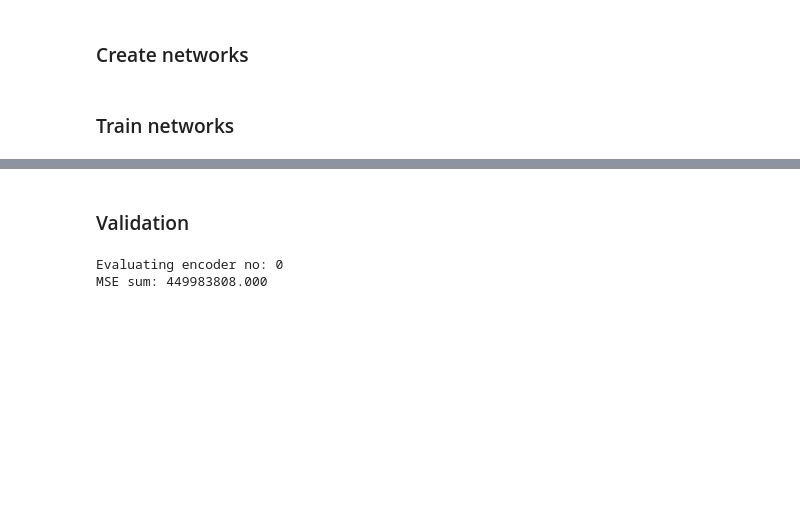
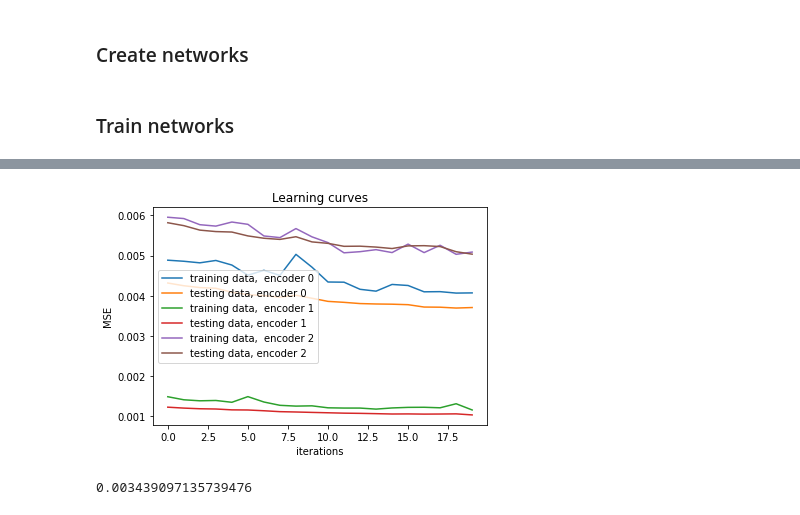
Before and after one commit to JosephChataignon/vertical-federated-learning, a Jupyter notebook: notebook_1.ipynb, the cells around one changed output, grey strips where cells are left out. Cells and saved outputs as stored; diff of their text form; code cells hidden in the pictures; blank space fills up the shorter version.

```diff
--- a/notebook_1.ipynb
+++ b/notebook_1.ipynb
@@ -23,7 +24,7 @@ from shared_NN import SharedNN
 # Initialize important variables
 #hook = sy.TorchHook(torch)
 torch.manual_seed(0)
-n_encoders = 1 #number of encoders we will train
+n_encoders = 3 #number of encoders we will train
 epochs = 20
 # %% [markdown]
 ### Load data
@@ -33,9 +35,12 @@ data = add_ids(MNIST)(".", download=True, transform=ToTensor())
 # %%
 # and create dataloaders
 dataloaders = []
+dataloaders_test = []
 for k in range(n_encoders):
-    dataloader = ClassSplitDataLoader(data, class_to_keep=k, remove_data=False, keep_order=True, batch_size=128)
+    dataloader = ClassSplitDataLoader(data_train, class_to_keep=k, remove_data=False, keep_order=True, batch_size=128)
     dataloaders.append(dataloader)
+    dataloader = ClassSplitDataLoader(data_test, class_to_keep=k, remove_data=False, keep_order=True, batch_size=128)
+    dataloaders_test.append(dataloader)
     # partition_dataset uses by default "remove_data=True, keep_order=False"
     # Do not do this for now
 # %% [markdown]
@@ -146,29 +161,21 @@ Epoch 19 - Training loss: 0.012 - MSE (normalised): 0.012
-# %% [markdown]
-### Validation
-# %%
-# Load test data
-data_test = add_ids(MNIST)(".", train=False, download=True, transform=ToTensor())
-dataloaders_test = []
-for k in range(n_encoders):
-    dataloader = ClassSplitDataLoader(data_test, class_to_keep=k, remove_data=False, keep_order=True, batch_size=128)
-    dataloaders_test.append(dataloader)
-
-# run validation
-running_loss = 0
-running_MSE = 0
-
-for k in range(n_encoders):
-    # for now, train the encoders one after another
-    dataloader = dataloaders_test[k]
-    print(f"Evaluating encoder no: {k}")
-    for epoch in range(100):
-        for ((data_batch, ids_batch),) in dataloader:
-            # Train a model
-            data_batch = data_batch.view(data_batch.shape[0], -1)
-            encoder_output = models[k](data_batch)
-            network_output = models[-1](encoder_output)
-            running_MSE += nn.MSELoss(reduction='sum')(data_batch,network_output)
-    print(f"MSE: {running_MSE/len(dataloader)/n_encoders/input_size:.3f}")
-# %% [output]
-Evaluating encoder no: 0
-MSE sum: 449983808.000
+# %%
+fig = plt.figure()
+ax = plt.axes()
+train_perf, test_perf = np.array(train_perf), np.array(test_perf)
+x = range(epochs)
+for k in range(n_encoders):
+    ax.plot(x, train_perf[:,k], label=f'training data,  encoder {k}')
+    ax.plot(x, test_perf[:,k], label=f'testing data, encoder {k}')
+
+plt.title("Learning curves")
+plt.xlabel("iterations")
+plt.ylabel("MSE")
+plt.legend()
+plt.show()
+# %% [output]
+[figure, added]
+# %%
+#x=running_loss/len(dataloader)/n_encoders
+np.average(x)
+# %% [output]
+0.003439097135739476
```
Also changed, not shown: parts of 3 cells of this notebook.
